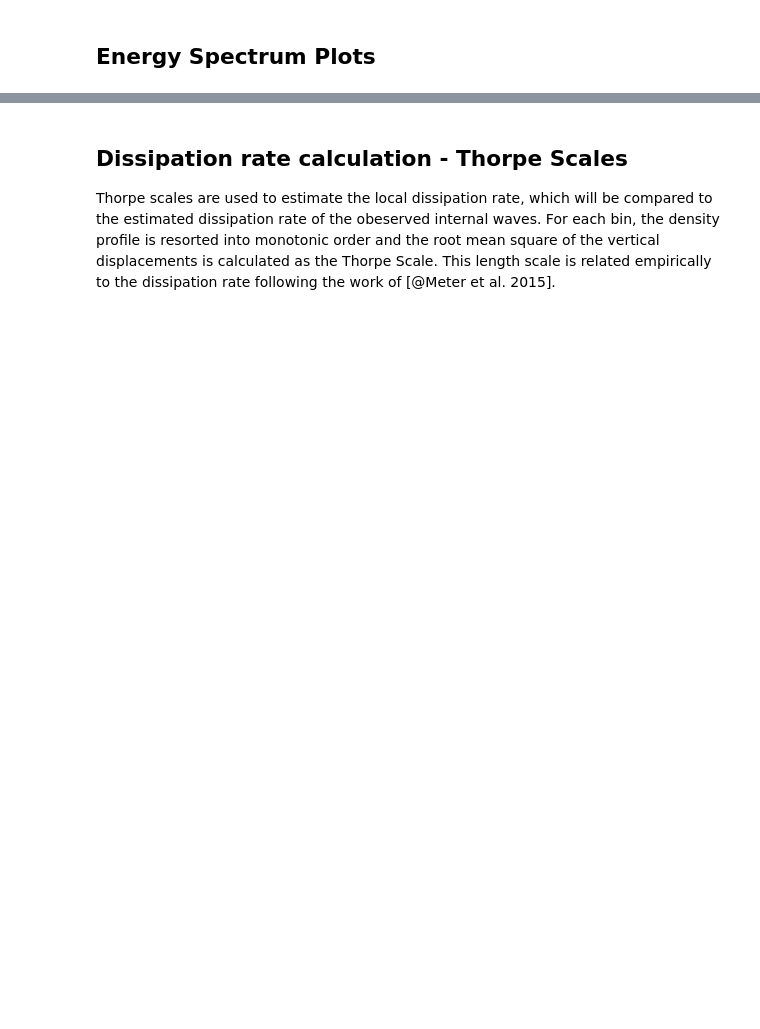
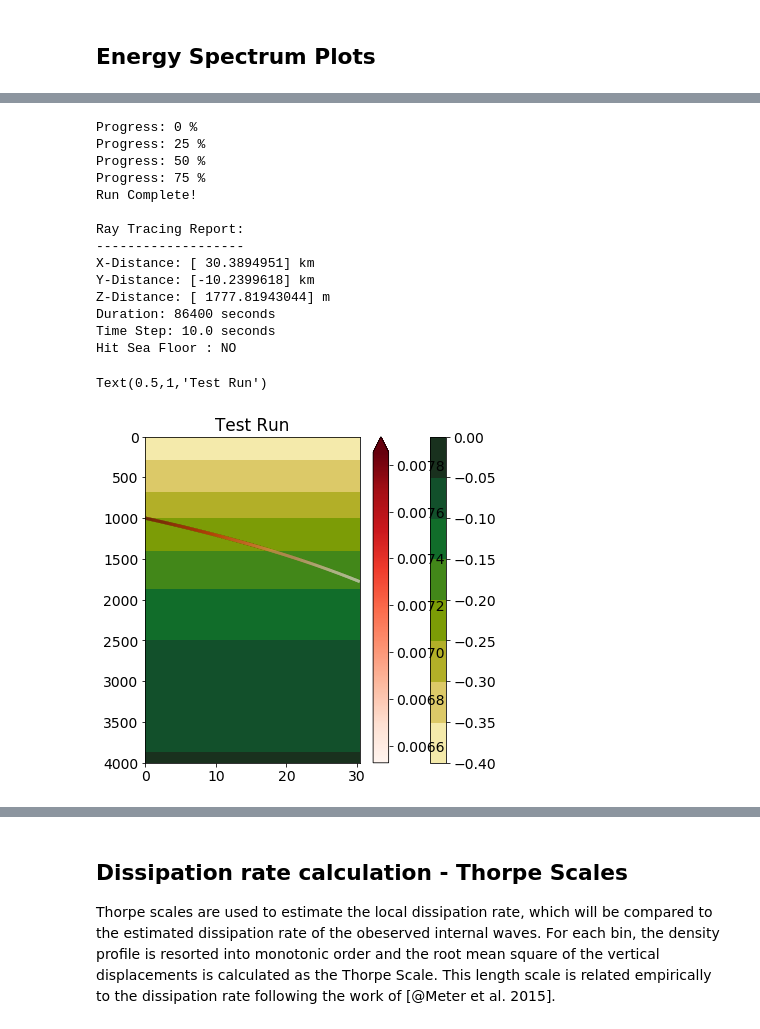
Before and after one commit to saltyPhysics/Lee_waves_dissertation, a Jupyter notebook: Internal_waves_shag_rocks.ipynb, the cells around one changed output, grey strips where cells are left out. Cells and saved outputs as stored; diff of their text form; code cells hidden in the pictures; blank space fills up the shorter version.

```diff
--- a/Internal_waves_shag_rocks.ipynb
+++ b/Internal_waves_shag_rocks.ipynb
@@ -203,0 +427,10 @@ l = kh*np.sin(theta)
+# %%
+l1 = 0.000321361
+k1 = 0.000483114
+m1 = -(2*np.pi)/800
+z0 = 1000
+w0 = -0.000155963
+wave1 = rt.wave(k=k1, l=l1, m=m1, w0=w0, z0=z0)
+
+# check that the properties are loaded correctly by using the properties attribute
+wave1.properties()
@@ -203,0 +445,24 @@ l = kh*np.sin(theta)
+# %%
+duration = 24
+tstep = 10
+status = 6 # intervals to give run status
+wave1.back3d(duration=duration, tstep=tstep, status=status, print_run_report=True)
+wave1.x_m_plot(cmap='Reds', line_colorbar=True)
+plt.title('Test Run')
+# %% [output]
+Progress: 0 %
+Progress: 25 %
+Progress: 50 %
+Progress: 75 %
+Run Complete!
+
+Ray Tracing Report:
+-------------------
+X-Distance: [ 30.3894951] km
+Y-Distance: [-10.2399618] km
+Z-Distance: [ 1777.81943044] m
+Duration: 86400 seconds
+Time Step: 10.0 seconds
+Hit Sea Floor : NO
+Text(0.5,1,'Test Run')
+[figure, added]
```
Also changed, not shown: parts of 26 cells of this notebook, 6 other files.
